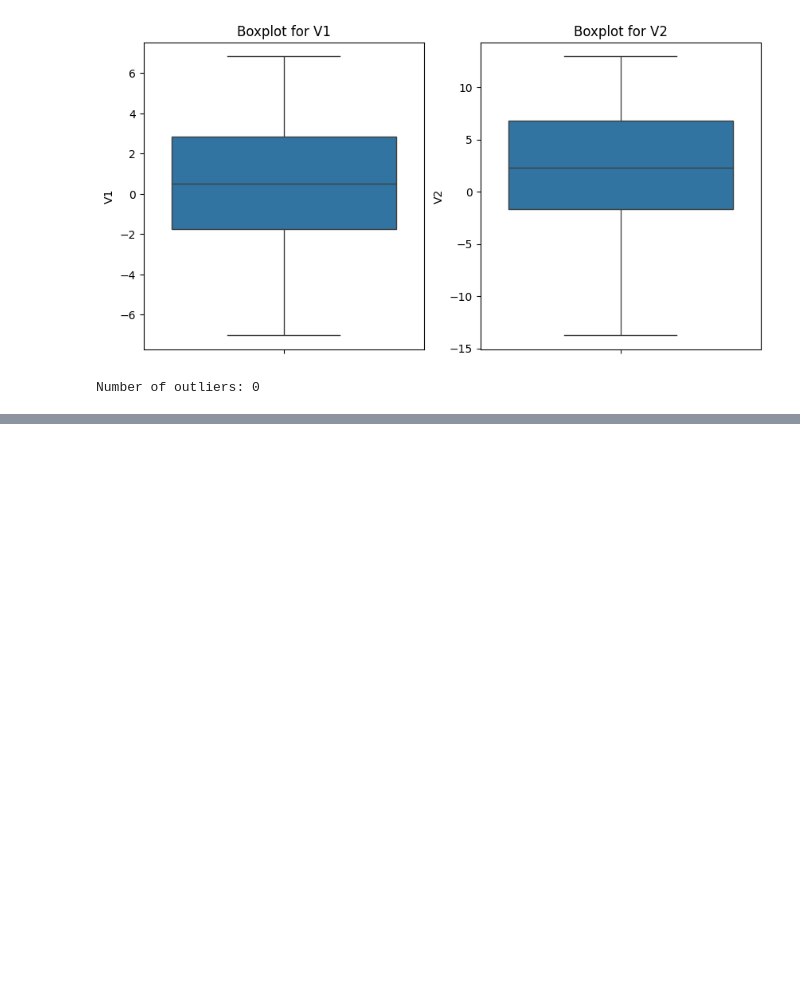
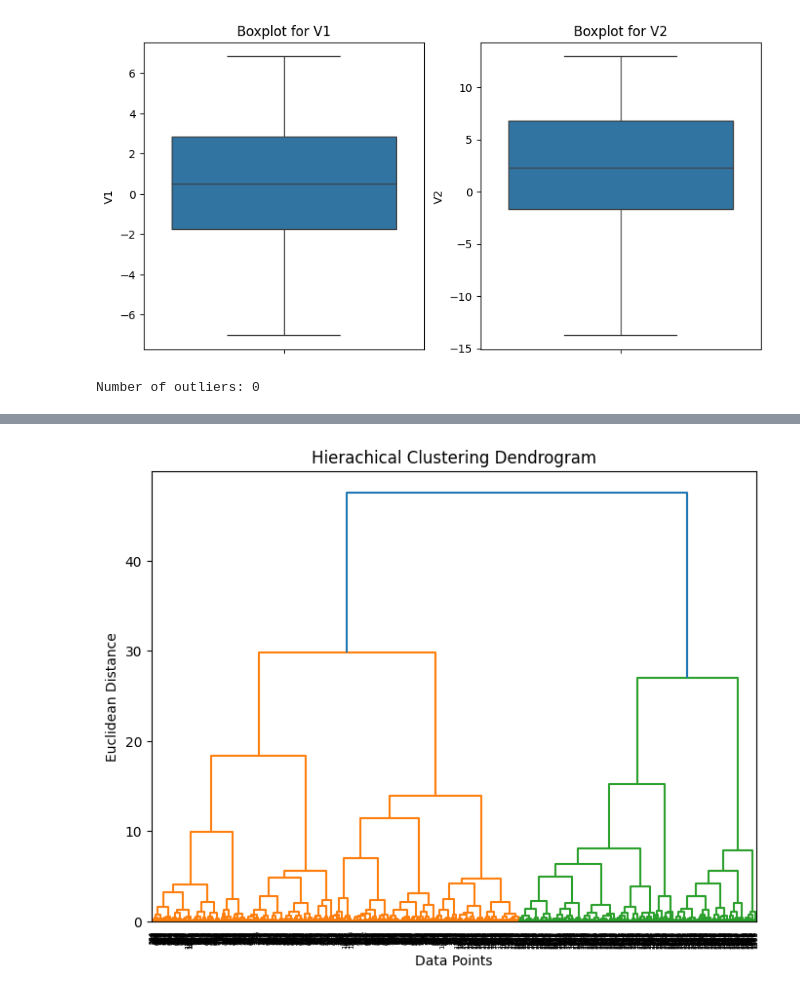
Before and after one commit to dorianDraper/KMeans-project, a Jupyter notebook: UofLondon_Projects/Final_Project.ipynb, the cells around one changed output, grey strips where cells are left out. Drawn from its saved outputs; the diff is of its cells as text; code cells hidden in the pictures; blank space fills up the shorter version.

```diff
--- a/UofLondon_Projects/Final_Project.ipynb
+++ b/UofLondon_Projects/Final_Project.ipynb
@@ -116,0 +142,11 @@ Number of outliers: 0
+# %%
+# With a Dendogram we will assess the number of natural clusters in the data before applying KMeans
+linked = linkage(X_scaled, method='ward')
+plt.figure(figsize=(8, 6))
+dendrogram(linked, orientation='top', distance_sort='descending', show_leaf_counts=True)
+plt.title('Hierachical Clustering Dendrogram')
+plt.xlabel('Data Points')
+plt.ylabel('Euclidean Distance')
+plt.show()
+# %% [output]
+[figure, added]
```
Also changed, not shown: parts of 13 cells of this notebook.
